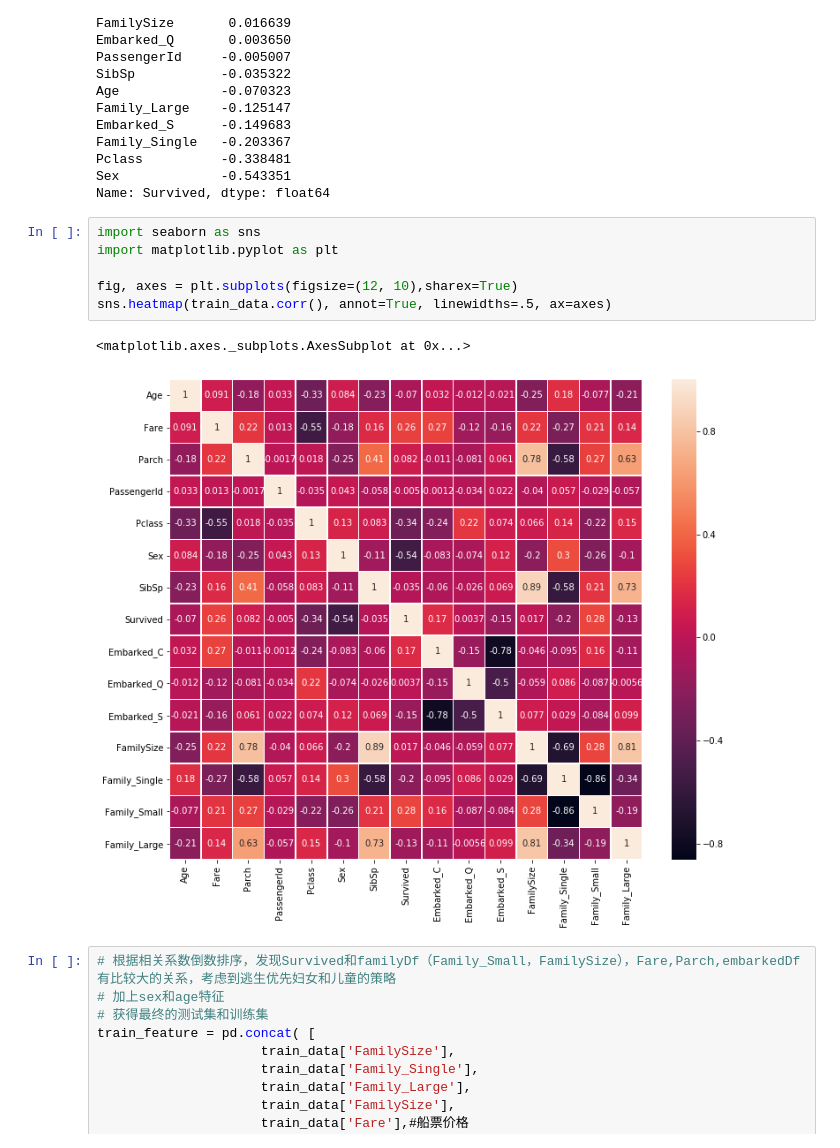
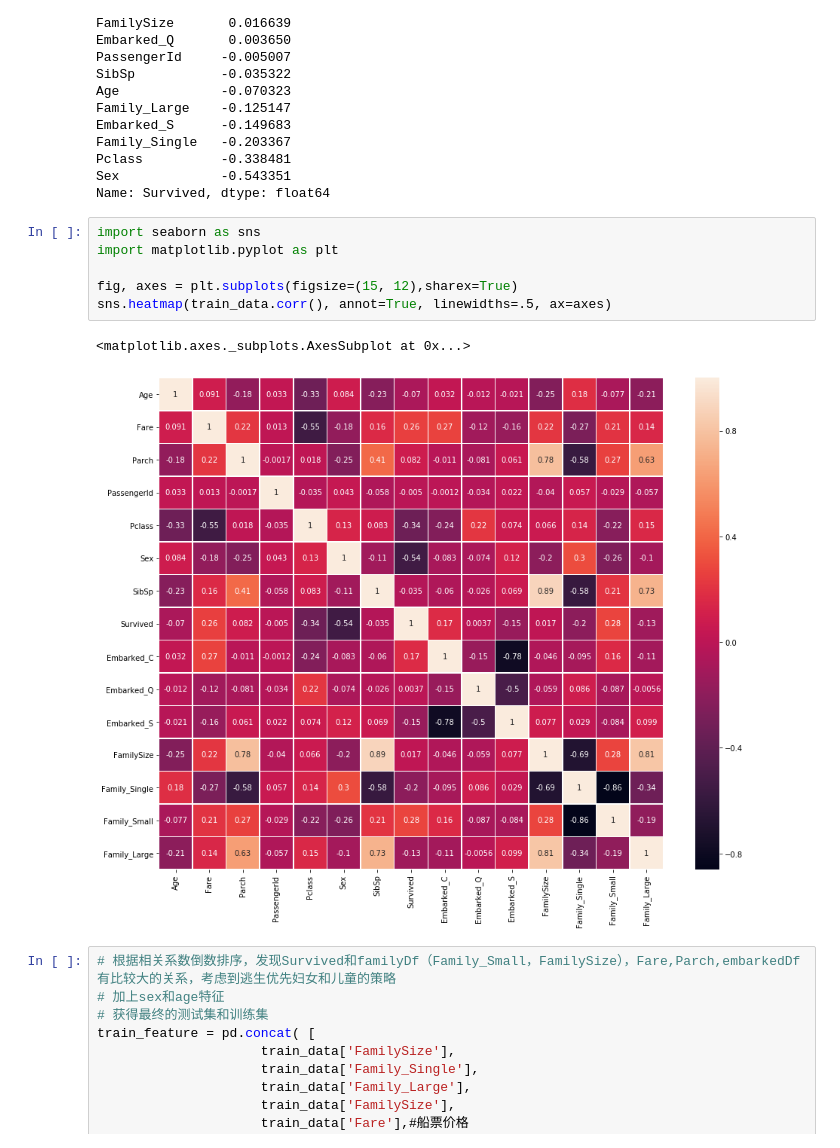
Before and after one commit to yiiiiiiiiiiiiiii/QAboard, a Jupyter notebook: work/class3/42/titanic.ipynb, the cells around one changed output. Saved outputs shown, nothing was run; the diff lists cells and outputs as text.

```diff
--- a/work/class3/42/titanic.ipynb
+++ b/work/class3/42/titanic.ipynb
@@ -150,12 +148,12 @@ Name: Survived, dtype: float64
 # %%
 import seaborn as sns
 import matplotlib.pyplot as plt
 
-fig, axes = plt.subplots(figsize=(12, 10),sharex=True)
+fig, axes = plt.subplots(figsize=(15, 12),sharex=True)
 sns.heatmap(train_data.corr(), annot=True, linewidths=.5, ax=axes)
 # %% [output]
 <matplotlib.axes._subplots.AxesSubplot at 0x...>
-[figure, old version]
+[figure, new version]
 # %%
 # 根据相关系数倒数排序，发现Survived和familyDf（Family_Small，FamilySize），Fare,Parch,embarkedDf 有比较大的关系，考虑到逃生优先妇女和儿童的策略
 # 加上sex和age特征
```
Also changed, not shown: parts of 6 cells of this notebook.
